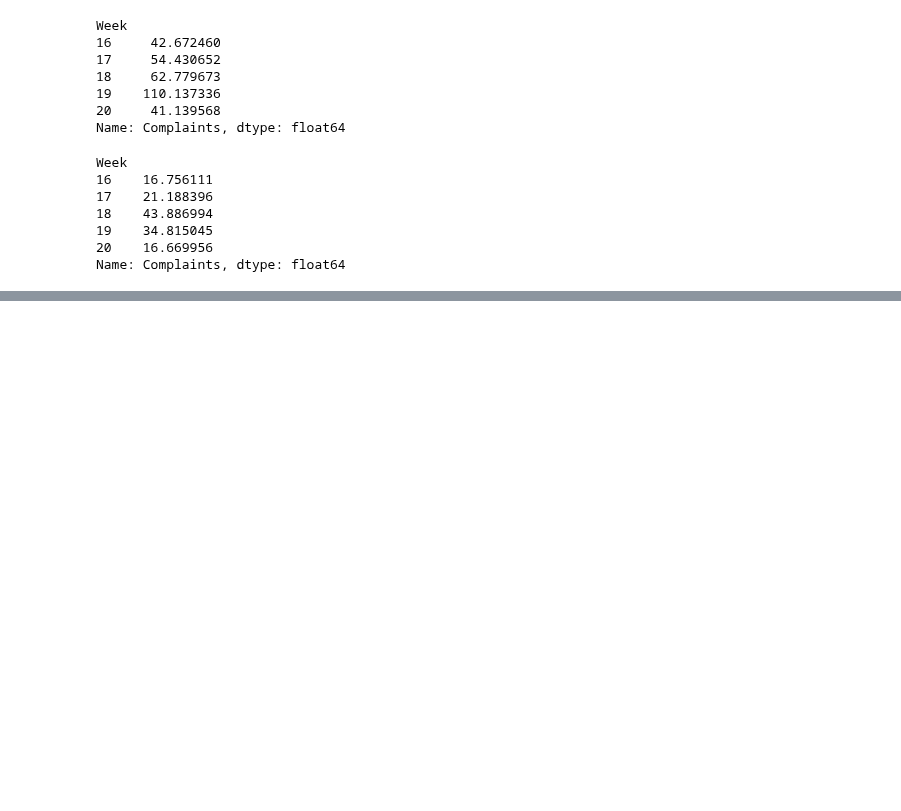
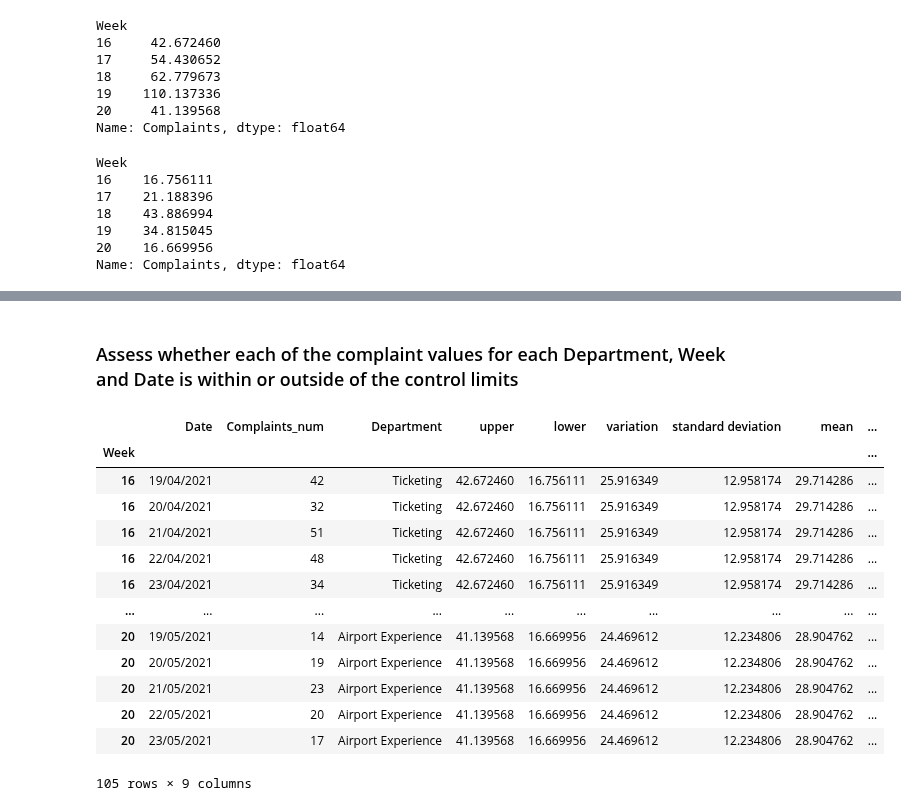
Before and after one commit to hyunjun33/Data_preprocessing, a Jupyter notebook: Preppin' Data 2021 Week 20 Challenge.ipynb, the cells around one changed output, grey strips where cells are left out. Drawn from its saved outputs; the diff is of its cells as text; code cells hidden in the pictures; blank space fills up the shorter version.

```diff
--- a/Preppin' Data 2021 Week 20 Challenge.ipynb
+++ b/Preppin' Data 2021 Week 20 Challenge.ipynb
@@ -172,3 +172,9 @@ upper_2, lower_2, variation_2 = calculate_three_values(df, 2)
 upper_3, lower_3, variation_3 = calculate_three_values(df, 3)
 # %%
 ### Join the original data set back on to these results
+# %%
+df_1 = df.set_index("Week").join(upper, how="left", lsuffix="_num", rsuffix="_upper").rename(columns={"Complaints_upper": "upper"})
+df_1 = df_1.join(lower, how="left").rename(columns={"Complaints": "lower"})
+df_1 = df_1.join(variation, how="left").rename(columns={"Complaints": "variation"})
+df_1 = df_1.join(standard_deviation, how="left").rename(columns={"Complaints": "standard deviation"})
+df_1 = df_1.join(mean_week, how="left").rename(columns={"Complaints": "mean"})
@@ -174,0 +244,20 @@ upper_3, lower_3, variation_3 = calculate_three_values(df, 3)
+# %% [markdown]
+### Assess whether each of the complaint values for each Department, Week and Date is within or outside of the control limits
+# %%
+df_1["Outlier"] = df_1.apply(lambda df_: (df_["Complaints_num"] <= df_["upper"]) & (df_["Complaints_num"] >= df_["lower"]), axis=1)
+df_1
+# %% [output]
+|  | Date | Complaints_num | Department | upper | lower | variation | standard deviation | mean | ... |
+| Week |  |  |  |  |  |  |  |  | ... |
+| 16 | 19/04/2021 | 42 | Ticketing | 42.672460 | 16.756111 | 25.916349 | 12.958174 | 29.714286 | ... |
+| 16 | 20/04/2021 | 32 | Ticketing | 42.672460 | 16.756111 | 25.916349 | 12.958174 | 29.714286 | ... |
+| 16 | 21/04/2021 | 51 | Ticketing | 42.672460 | 16.756111 | 25.916349 | 12.958174 | 29.714286 | ... |
+| 16 | 22/04/2021 | 48 | Ticketing | 42.672460 | 16.756111 | 25.916349 | 12.958174 | 29.714286 | ... |
+| 16 | 23/04/2021 | 34 | Ticketing | 42.672460 | 16.756111 | 25.916349 | 12.958174 | 29.714286 | ... |
+| ... | ... | ... | ... | ... | ... | ... | ... | ... | ... |
+| 20 | 19/05/2021 | 14 | Airport Experience | 41.139568 | 16.669956 | 24.469612 | 12.234806 | 28.904762 | ... |
+| 20 | 20/05/2021 | 19 | Airport Experience | 41.139568 | 16.669956 | 24.469612 | 12.234806 | 28.904762 | ... |
+| 20 | 21/05/2021 | 23 | Airport Experience | 41.139568 | 16.669956 | 24.469612 | 12.234806 | 28.904762 | ... |
+| 20 | 22/05/2021 | 20 | Airport Experience | 41.139568 | 16.669956 | 24.469612 | 12.234806 | 28.904762 | ... |
+| 20 | 23/05/2021 | 17 | Airport Experience | 41.139568 | 16.669956 | 24.469612 | 12.234806 | 28.904762 | ... |
+105 rows × 9 columns
```
Also changed, not shown: parts of 6 cells of this notebook.
